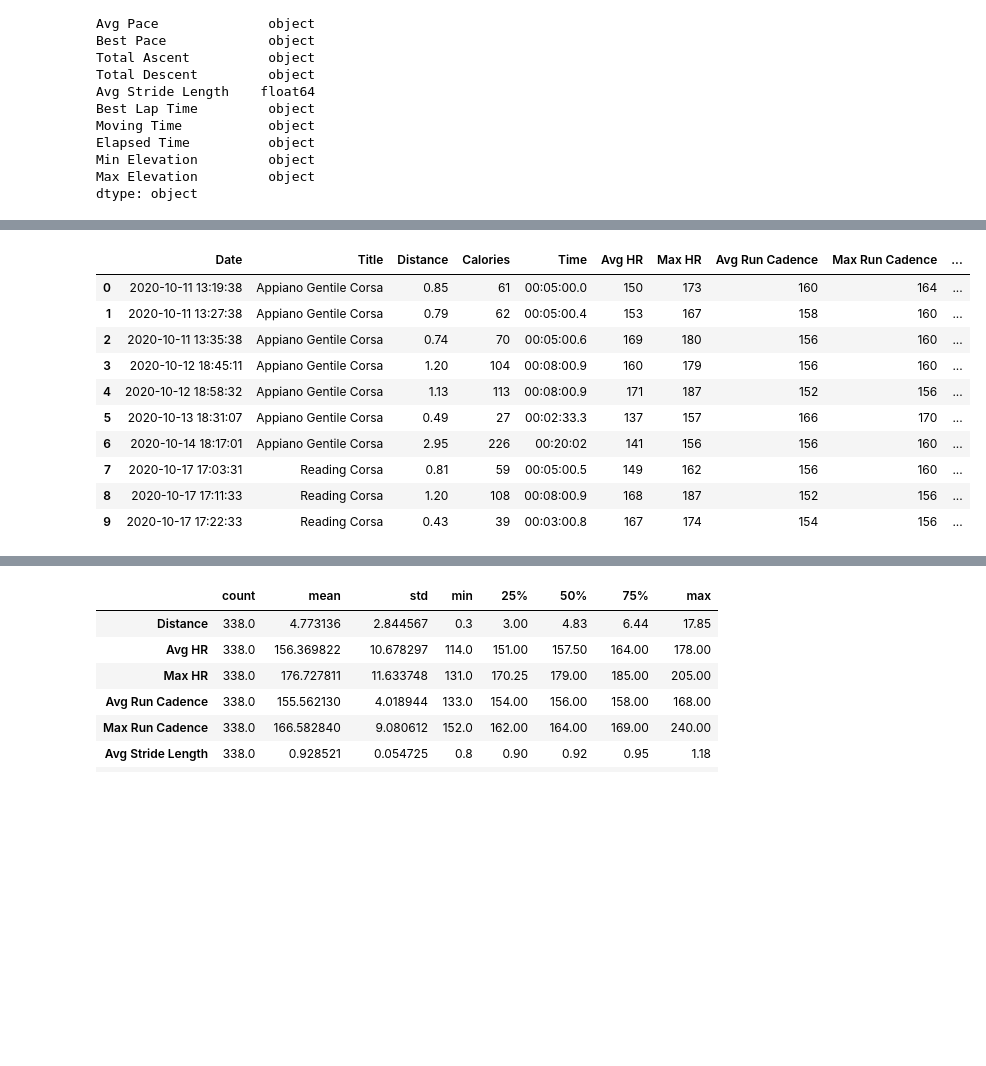
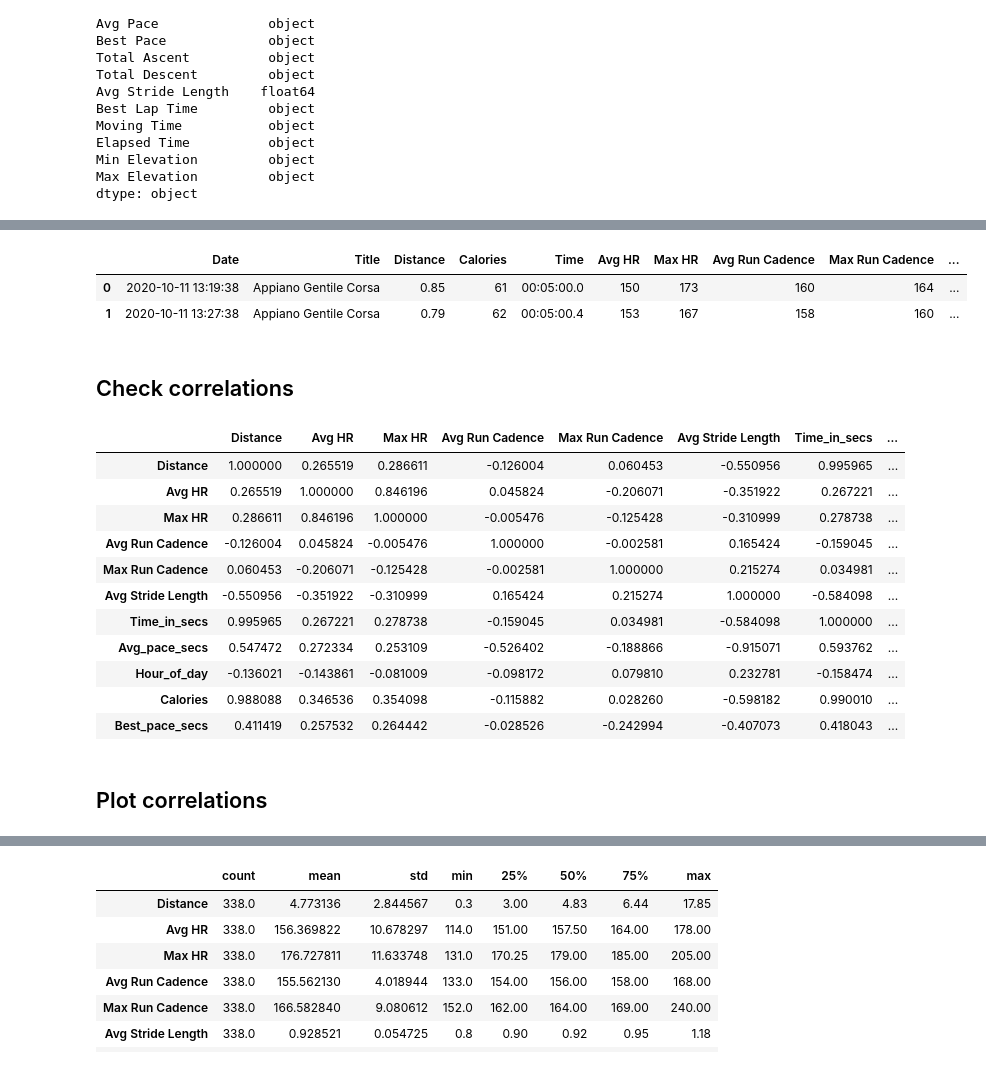
Before and after one commit to kauber/NewRunAnalyzer, a Jupyter notebook: Notebooks/RunAnalyze.ipynb, the cells around one changed output, grey strips where cells are left out. Drawn from its saved outputs; the diff is of its cells as text; code cells hidden in the pictures; blank space fills up the shorter version.

```diff
--- a/Notebooks/RunAnalyze.ipynb
+++ b/Notebooks/RunAnalyze.ipynb
@@ -156,19 +154,13 @@ rundata.sort_values(by =['Date'],inplace=True)
 # %%
 rundata.reset_index(drop=True,inplace=True)
 # %%
-rundata.head(10)
+rundata.head(2)
 # %% [output]
 |  | Date | Title | Distance | Calories | Time | Avg HR | Max HR | Avg Run Cadence | Max Run Cadence | ... |
 | 0 | 2020-10-11 13:19:38 | Appiano Gentile Corsa | 0.85 | 61 | 00:05:00.0 | 150 | 173 | 160 | 164 | ... |
 | 1 | 2020-10-11 13:27:38 | Appiano Gentile Corsa | 0.79 | 62 | 00:05:00.4 | 153 | 167 | 158 | 160 | ... |
-| 2 | 2020-10-11 13:35:38 | Appiano Gentile Corsa | 0.74 | 70 | 00:05:00.6 | 169 | 180 | 156 | 160 | ... |
-| 3 | 2020-10-12 18:45:11 | Appiano Gentile Corsa | 1.20 | 104 | 00:08:00.9 | 160 | 179 | 156 | 160 | ... |
-| 4 | 2020-10-12 18:58:32 | Appiano Gentile Corsa | 1.13 | 113 | 00:08:00.9 | 171 | 187 | 152 | 156 | ... |
-| 5 | 2020-10-13 18:31:07 | Appiano Gentile Corsa | 0.49 | 27 | 00:02:33.3 | 137 | 157 | 166 | 170 | ... |
-| 6 | 2020-10-14 18:17:01 | Appiano Gentile Corsa | 2.95 | 226 | 00:20:02 | 141 | 156 | 156 | 160 | ... |
-| 7 | 2020-10-17 17:03:31 | Reading Corsa | 0.81 | 59 | 00:05:00.5 | 149 | 162 | 156 | 160 | ... |
-| 8 | 2020-10-17 17:11:33 | Reading Corsa | 1.20 | 108 | 00:08:00.9 | 168 | 187 | 152 | 156 | ... |
-| 9 | 2020-10-17 17:22:33 | Reading Corsa | 0.43 | 39 | 00:03:00.8 | 167 | 174 | 154 | 156 | ... |
 # %%
 desc_cols = ['Distance','Avg HR','Max HR','Avg Run Cadence','Max Run Cadence','Avg Stride Length',
             'Time_in_secs','Avg_pace_secs','Hour_of_day','Calories','Best_pace_secs']
+# %% [markdown]
+## Check correlations
@@ -174,0 +169,17 @@ desc_cols = ['Distance','Avg HR','Max HR','Avg Run Cadence','Max Run Cadence','A
+# %%
+corr.style.background_gradient(cmap='coolwarm')
+# %% [output]
+|  | Distance | Avg HR | Max HR | Avg Run Cadence | Max Run Cadence | Avg Stride Length | Time_in_secs | ... |
+| Distance | 1.000000 | 0.265519 | 0.286611 | -0.126004 | 0.060453 | -0.550956 | 0.995965 | ... |
+| Avg HR | 0.265519 | 1.000000 | 0.846196 | 0.045824 | -0.206071 | -0.351922 | 0.267221 | ... |
+| Max HR | 0.286611 | 0.846196 | 1.000000 | -0.005476 | -0.125428 | -0.310999 | 0.278738 | ... |
+| Avg Run Cadence | -0.126004 | 0.045824 | -0.005476 | 1.000000 | -0.002581 | 0.165424 | -0.159045 | ... |
+| Max Run Cadence | 0.060453 | -0.206071 | -0.125428 | -0.002581 | 1.000000 | 0.215274 | 0.034981 | ... |
+| Avg Stride Length | -0.550956 | -0.351922 | -0.310999 | 0.165424 | 0.215274 | 1.000000 | -0.584098 | ... |
+| Time_in_secs | 0.995965 | 0.267221 | 0.278738 | -0.159045 | 0.034981 | -0.584098 | 1.000000 | ... |
+| Avg_pace_secs | 0.547472 | 0.272334 | 0.253109 | -0.526402 | -0.188866 | -0.915071 | 0.593762 | ... |
+| Hour_of_day | -0.136021 | -0.143861 | -0.081009 | -0.098172 | 0.079810 | 0.232781 | -0.158474 | ... |
+| Calories | 0.988088 | 0.346536 | 0.354098 | -0.115882 | 0.028260 | -0.598182 | 0.990010 | ... |
+| Best_pace_secs | 0.411419 | 0.257532 | 0.264442 | -0.028526 | -0.242994 | -0.407073 | 0.418043 | ... |
+# %% [markdown]
+## Plot correlations
```
Also changed, not shown: parts of 11 cells of this notebook.
